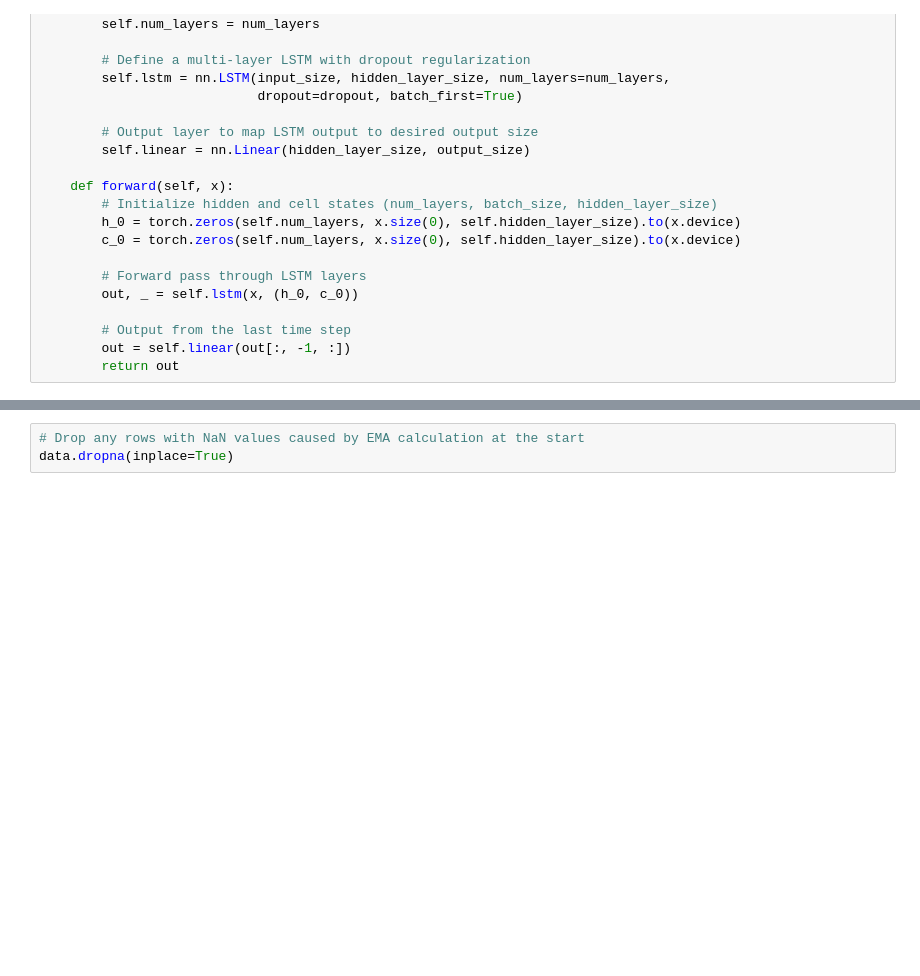
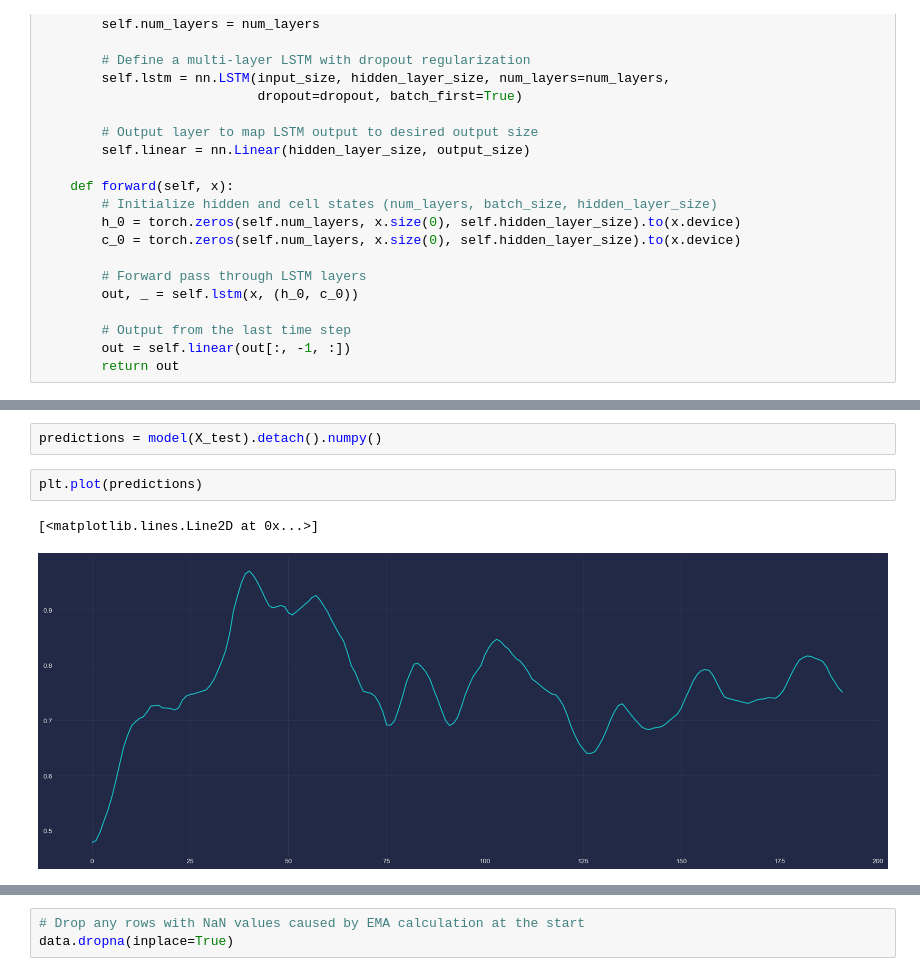
Before and after one commit to MahmoudNamNam/Prediction-of-Electric-Car-Prices, a Jupyter notebook: Electric_Car_price_EDA.ipynb, the cells around one changed output, grey strips where cells are left out. Saved outputs shown, nothing was run; the diff lists cells and outputs as text; blank space fills up the shorter version.

```diff
--- a/Electric_Car_price_EDA.ipynb
+++ b/Electric_Car_price_EDA.ipynb
@@ -503,0 +509,7 @@ Model loaded from tesla_stock_model.pth
+# %%
+predictions = model(X_test).detach().numpy()
+# %%
+plt.plot(predictions)
+# %% [output]
+[<matplotlib.lines.Line2D at 0x...>]
+[figure, added]
```
Also changed, not shown: parts of 31 cells of this notebook, 57 other files.
